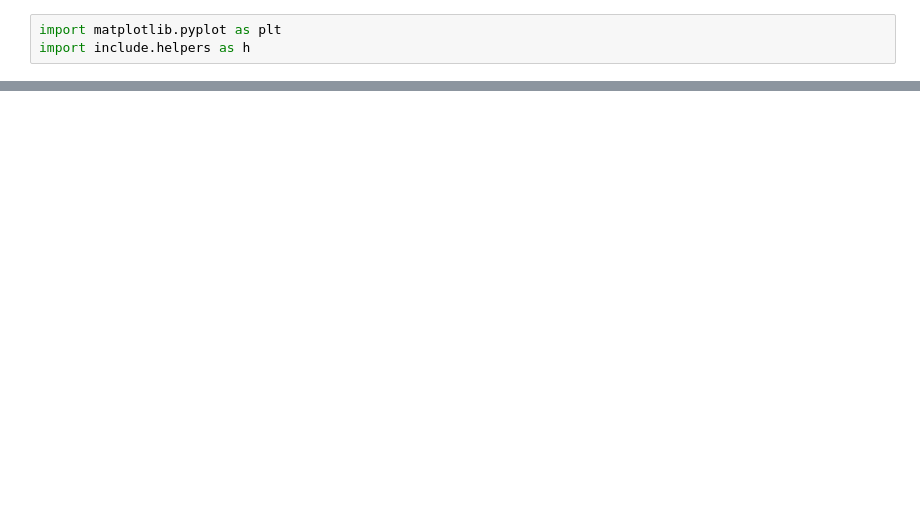
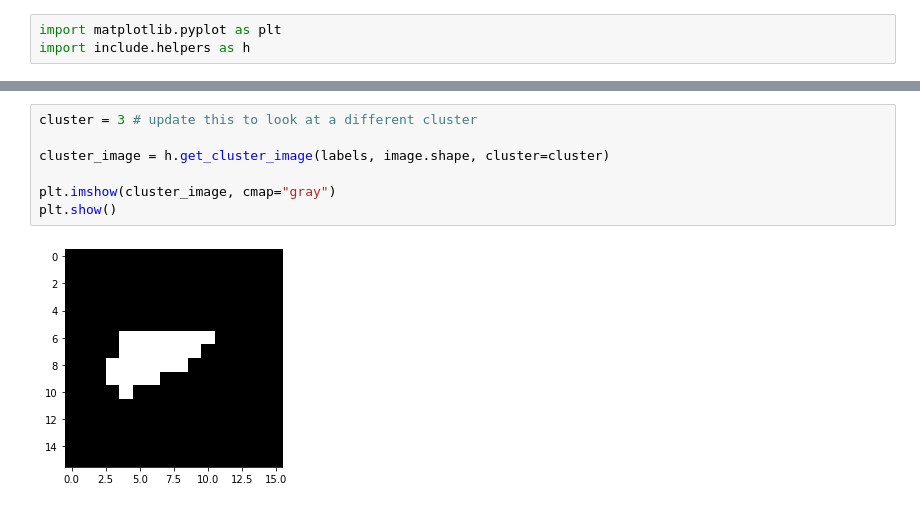
Before and after one commit to Ahmadsad/ID2211-Project, a Jupyter notebook: template.ipynb, the cells around one changed output, grey strips where cells are left out. Saved outputs shown, nothing was run; the diff lists cells and outputs as text; blank space fills up the shorter version.

```diff
--- a/template.ipynb
+++ b/template.ipynb
@@ -48,0 +55,9 @@ h.plot_clustering(labels, image.shape, cluster=4)
+# %%
+cluster = 3 # update this to look at a different cluster
+
+cluster_image = h.get_cluster_image(labels, image.shape, cluster=cluster)
+
+plt.imshow(cluster_image, cmap="gray")
+plt.show()
+# %% [output]
+[figure, added]
```
Also changed, not shown: parts of 6 cells of this notebook, 1 other file.
